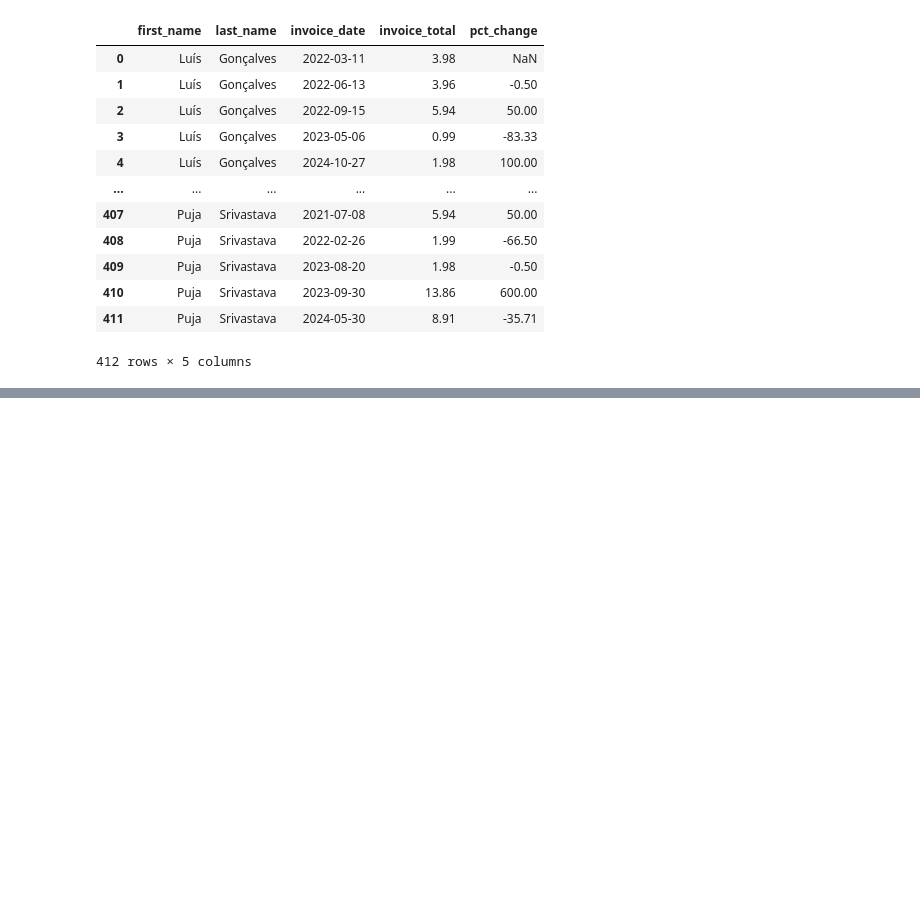
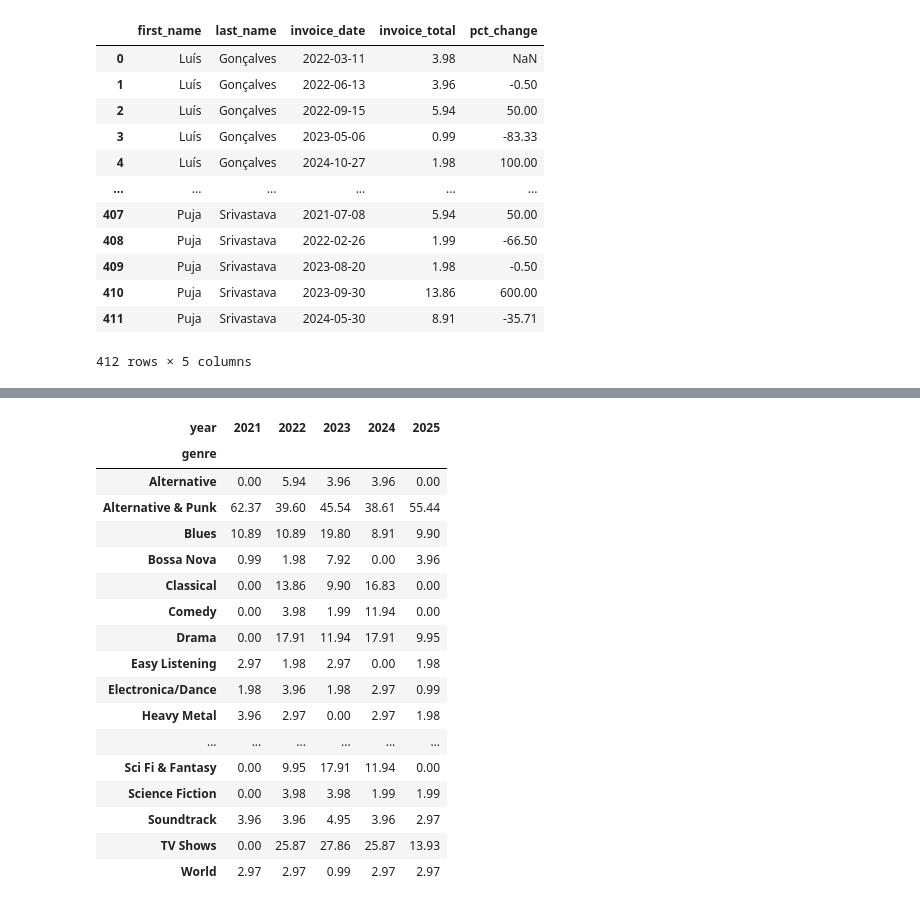
Before and after one commit to mcagriardic/sql-pandas-equivalents, a Jupyter notebook: notebooks/pd__chinook_practice.ipynb, the cells around one changed output, grey strips where cells are left out. Saved outputs shown, nothing was run; the diff lists cells and outputs as text; code cells hidden in the pictures; blank space fills up the shorter version.

```diff
--- a/notebooks/pd__chinook_practice.ipynb
+++ b/notebooks/pd__chinook_practice.ipynb
@@ -403,0 +627,37 @@ def maximumXorProduct(a: int, b: int, n: int) -> int:
+# %%
+(
+    invoice_line[["track_id", "invoice_id", "unit_price", "quantity"]]
+    .merge(invoice[["invoice_id", "invoice_date"]], on="invoice_id")
+    .merge(track[["track_id", "genre_id"]], on="track_id")
+    .merge(genre.rename(columns={"name": "genre"}), on="genre_id")
+    .assign(
+        year=lambda x: x["invoice_date"].dt.year,
+        line_total=lambda x: x["unit_price"] * x["quantity"],
+    )
+    .pivot_table(
+        index="genre",
+        columns="year",
+        values="line_total",
+        aggfunc="sum",
+        fill_value=0
+    ).round(2)
+)
+# %% [output]
+| year | 2021 | 2022 | 2023 | 2024 | 2025 |
+| genre |  |  |  |  |  |
+| Alternative | 0.00 | 5.94 | 3.96 | 3.96 | 0.00 |
+| Alternative & Punk | 62.37 | 39.60 | 45.54 | 38.61 | 55.44 |
+| Blues | 10.89 | 10.89 | 19.80 | 8.91 | 9.90 |
+| Bossa Nova | 0.99 | 1.98 | 7.92 | 0.00 | 3.96 |
+| Classical | 0.00 | 13.86 | 9.90 | 16.83 | 0.00 |
+| Comedy | 0.00 | 3.98 | 1.99 | 11.94 | 0.00 |
+| Drama | 0.00 | 17.91 | 11.94 | 17.91 | 9.95 |
+| Easy Listening | 2.97 | 1.98 | 2.97 | 0.00 | 1.98 |
+| Electronica/Dance | 1.98 | 3.96 | 1.98 | 2.97 | 0.99 |
+| Heavy Metal | 3.96 | 2.97 | 0.00 | 2.97 | 1.98 |
+| ... | ... | ... | ... | ... | ... |
+| Sci Fi & Fantasy | 0.00 | 9.95 | 17.91 | 11.94 | 0.00 |
+| Science Fiction | 0.00 | 3.98 | 3.98 | 1.99 | 1.99 |
+| Soundtrack | 3.96 | 3.96 | 4.95 | 3.96 | 2.97 |
+| TV Shows | 0.00 | 25.87 | 27.86 | 25.87 | 13.93 |
+| World | 2.97 | 2.97 | 0.99 | 2.97 | 2.97 |
```
Also changed, not shown: parts of 30 cells of this notebook, 4 other files.
